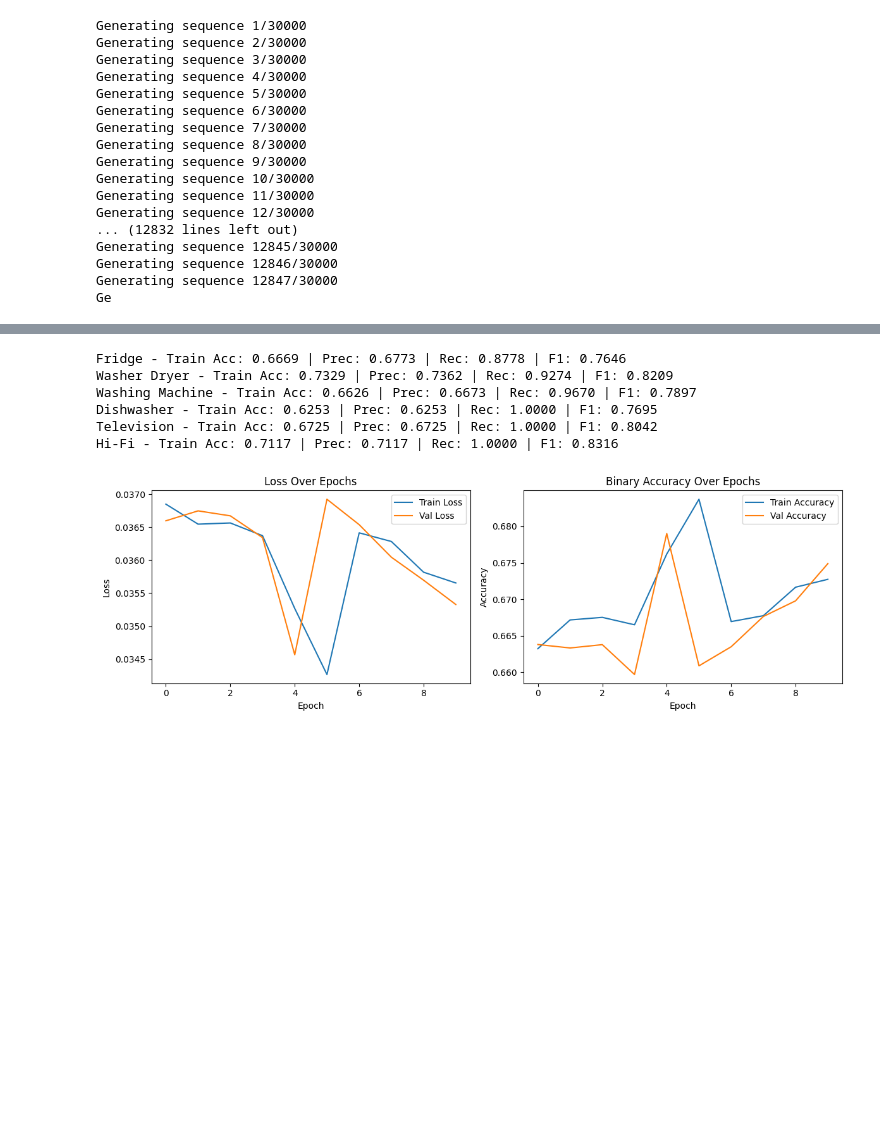
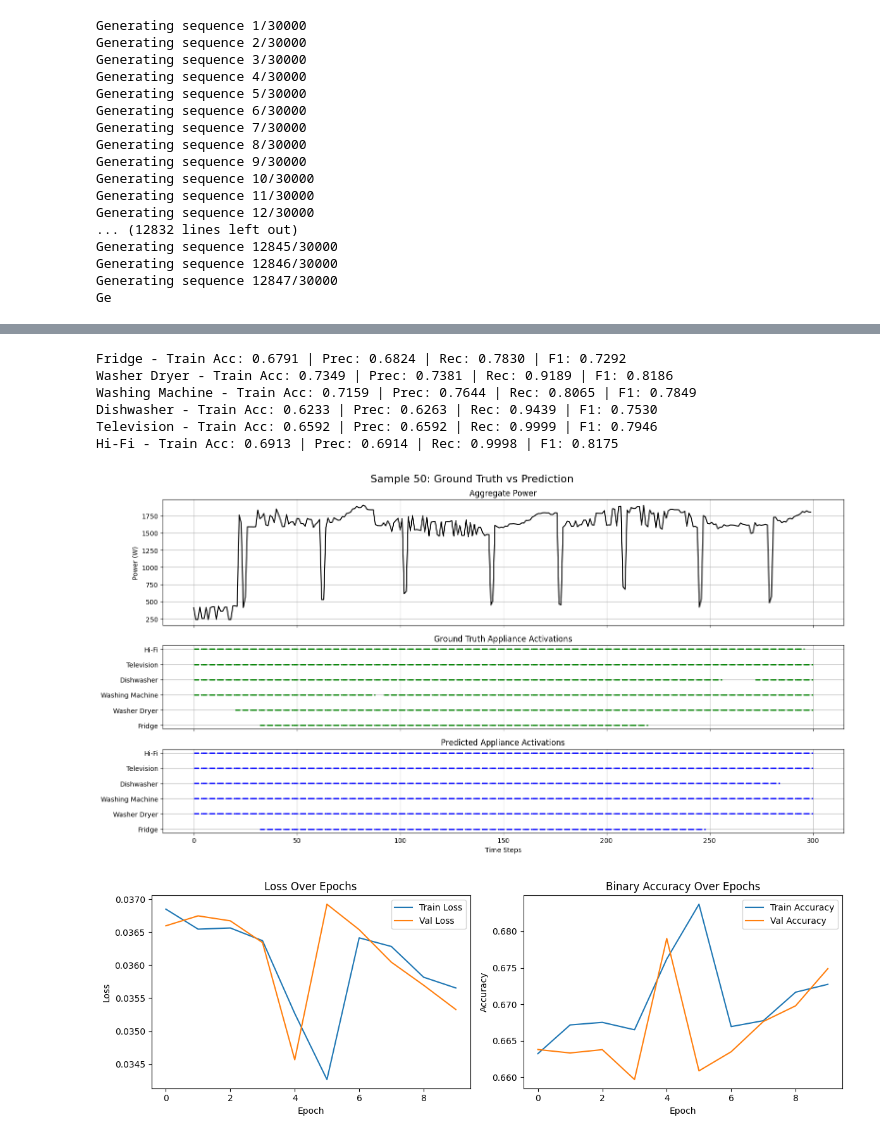
Before and after one commit to Prince5867/NILM_Project, a Jupyter notebook: Model/CNN/tf CNN model.ipynb, the cells around one changed output, grey strips where cells are left out. Saved outputs shown, nothing was run; the diff lists cells and outputs as text; code cells hidden in the pictures; blank space fills up the shorter version.

Commit message:
Improving appliance accuracy

```diff
--- a/Model/CNN/tf CNN model.ipynb
+++ b/Model/CNN/tf CNN model.ipynb
@@ -618,7 +618,7 @@ def create_synthetic_dataset_from_csvs(
     appliance_names = list(appliance_data.keys())
     synthetic_X = []
     synthetic_Y = []
-    min_on_ratio = 0.5
+    min_on_ratio = 0.4
 
     for seq_idx in range(num_sequences):
         print(f"Generating sequence {seq_idx + 1}/{num_sequences}")
@@ -861,9 +861,9 @@ for i in range(num_appliances):
 
     print(f"{appliance_names[i]} - Train Acc: {acc:.4f} | Prec: {prec:.4f} | Rec: {rec:.4f} | F1: {f1:.4f}")
 # %% [output]
-Fridge - Train Acc: 0.6669 | Prec: 0.6773 | Rec: 0.8778 | F1: 0.7646
-Washer Dryer - Train Acc: 0.7329 | Prec: 0.7362 | Rec: 0.9274 | F1: 0.8209
-Washing Machine - Train Acc: 0.6626 | Prec: 0.6673 | Rec: 0.9670 | F1: 0.7897
-Dishwasher - Train Acc: 0.6253 | Prec: 0.6253 | Rec: 1.0000 | F1: 0.7695
-Television - Train Acc: 0.6725 | Prec: 0.6725 | Rec: 1.0000 | F1: 0.8042
-Hi-Fi - Train Acc: 0.7117 | Prec: 0.7117 | Rec: 1.0000 | F1: 0.8316
+Fridge - Train Acc: 0.6791 | Prec: 0.6824 | Rec: 0.7830 | F1: 0.7292
+Washer Dryer - Train Acc: 0.7349 | Prec: 0.7381 | Rec: 0.9189 | F1: 0.8186
+Washing Machine - Train Acc: 0.7159 | Prec: 0.7644 | Rec: 0.8065 | F1: 0.7849
+Dishwasher - Train Acc: 0.6233 | Prec: 0.6263 | Rec: 0.9439 | F1: 0.7530
+Television - Train Acc: 0.6592 | Prec: 0.6592 | Rec: 0.9999 | F1: 0.7946
+Hi-Fi - Train Acc: 0.6913 | Prec: 0.6914 | Rec: 0.9998 | F1: 0.8175
@@ -870,3 +932,12 @@ Hi-Fi - Train Acc: 0.7117 | Prec: 0.7117 | Rec: 1.0000 | F1: 0.8316
+# %%
+sample_idx = 50
+agg_signal = X[sample_idx].squeeze()
+true_labels = Y[sample_idx]
+pred_labels = preds_train_binary[sample_idx]  # shape: (128, num_appliances)
+
+plot_gt_vs_prediction_lines(agg_signal, true_labels, pred_labels, appliance_names, sample_idx)
+# %% [output]
+[figure, added]
 # %%
 import matplotlib.pyplot as plt
 
```
Also changed, not shown: parts of 5 cells of this notebook.
